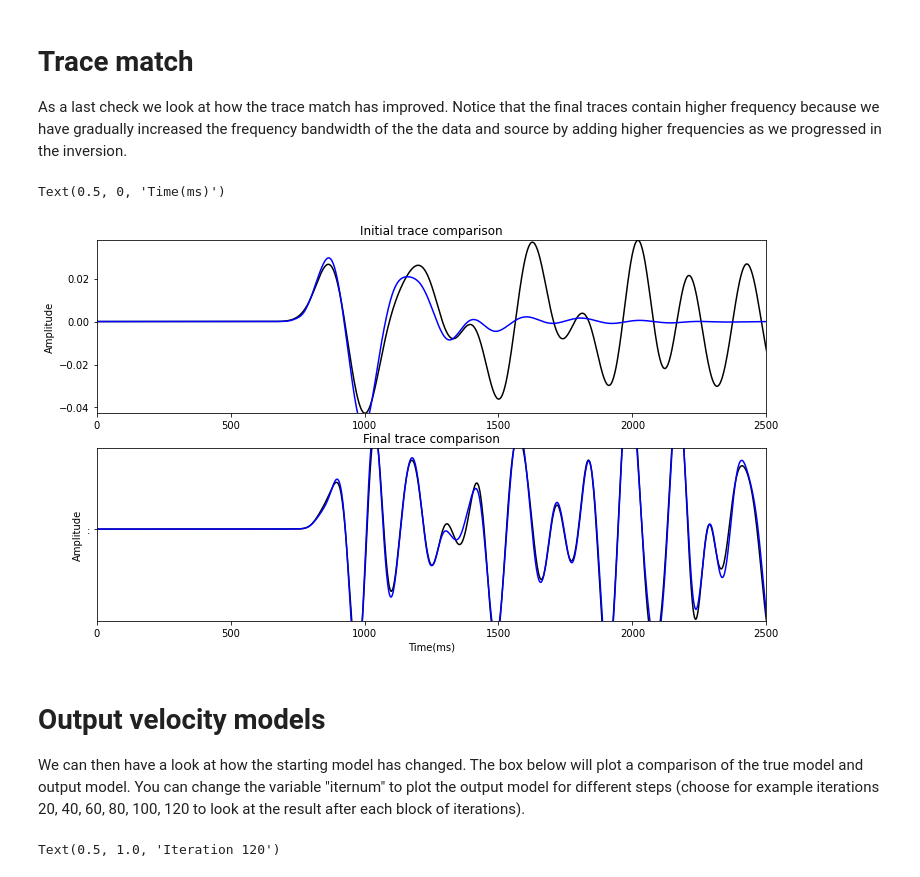
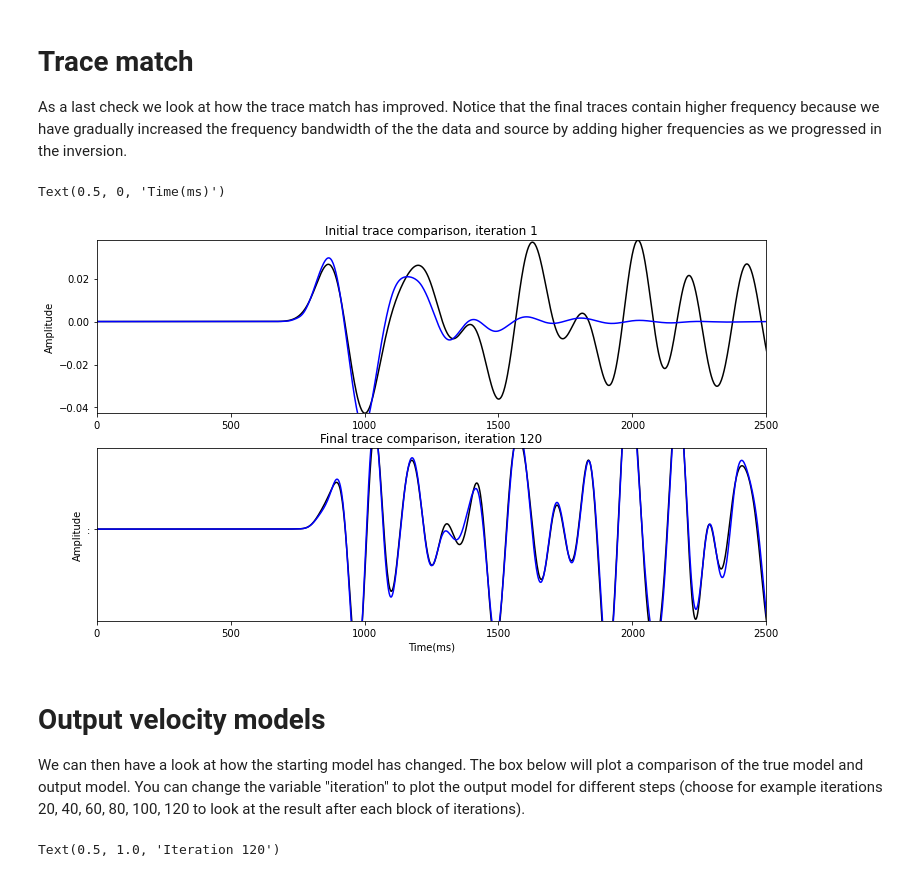
Before and after one commit to michpaulatto/AppliedGeophysicsExercises, a Jupyter notebook: Notebooks/5_fwi_v1.ipynb, the cells around one changed output. Drawn from its saved outputs; the diff is of its cells as text; code cells hidden in the pictures.

```diff
--- a/Notebooks/5_fwi_v1.ipynb
+++ b/Notebooks/5_fwi_v1.ipynb
@@ -585,29 +585,29 @@ As a last check we look at how the trace match has improved. Notice that the fin
 # %%
 finaldatatrace=traces[nrecs+tracenum,:]
 finalsyntrace=traces[tracenum,:]
 
 fig = plt.figure(figsize=(12,7))
 ax1 = fig.add_subplot(211)
 ax1.plot(time,datatrace,'black')
 ax1.plot(time,syntrace,'blue')
 ax1.set_xlim(0,2500)
 ax1.set_ylim(np.min(datatrace),np.max(datatrace))
 ax1.set_ylabel('Amplitude')
-ax1.set_title('Initial trace comparison')
+ax1.set_title('Initial trace comparison, iteration 1')
 
 ax2 = fig.add_subplot(212)
 ax2.plot(time,finaldatatrace,'black',":")
 ax2.plot(time,finalsyntrace,'blue',":")
 ax2.set_xlim(0,2500)
 ax2.set_ylim(np.min(datatrace),np.max(datatrace))
 ax2.set_ylabel('Amplitude')
-ax2.set_title('Final trace comparison')
+ax2.set_title('Final trace comparison, iteration 120')
 ax2.set_xlabel('Time(ms)')
 # %% [output]
 Text(0.5, 0, 'Time(ms)')
-[figure, old version]
+[figure, new version]
 # %% [markdown]
 # Output velocity models
 
-We can then have a look at how the starting model has changed. The box below will plot a comparison of the true model and output model. You can change the variable "iternum" to plot the output model for different steps (choose for example iterations 20, 40, 60, 80, 100, 120 to look at the result after each block of iterations).
+We can then have a look at how the starting model has changed. The box below will plot a comparison of the true model and output model. You can change the variable "iteration" to plot the output model for different steps (choose for example iterations 20, 40, 60, 80, 100, 120 to look at the result after each block of iterations).
 # %%
```
Also changed, not shown: parts of 4 cells of this notebook.
